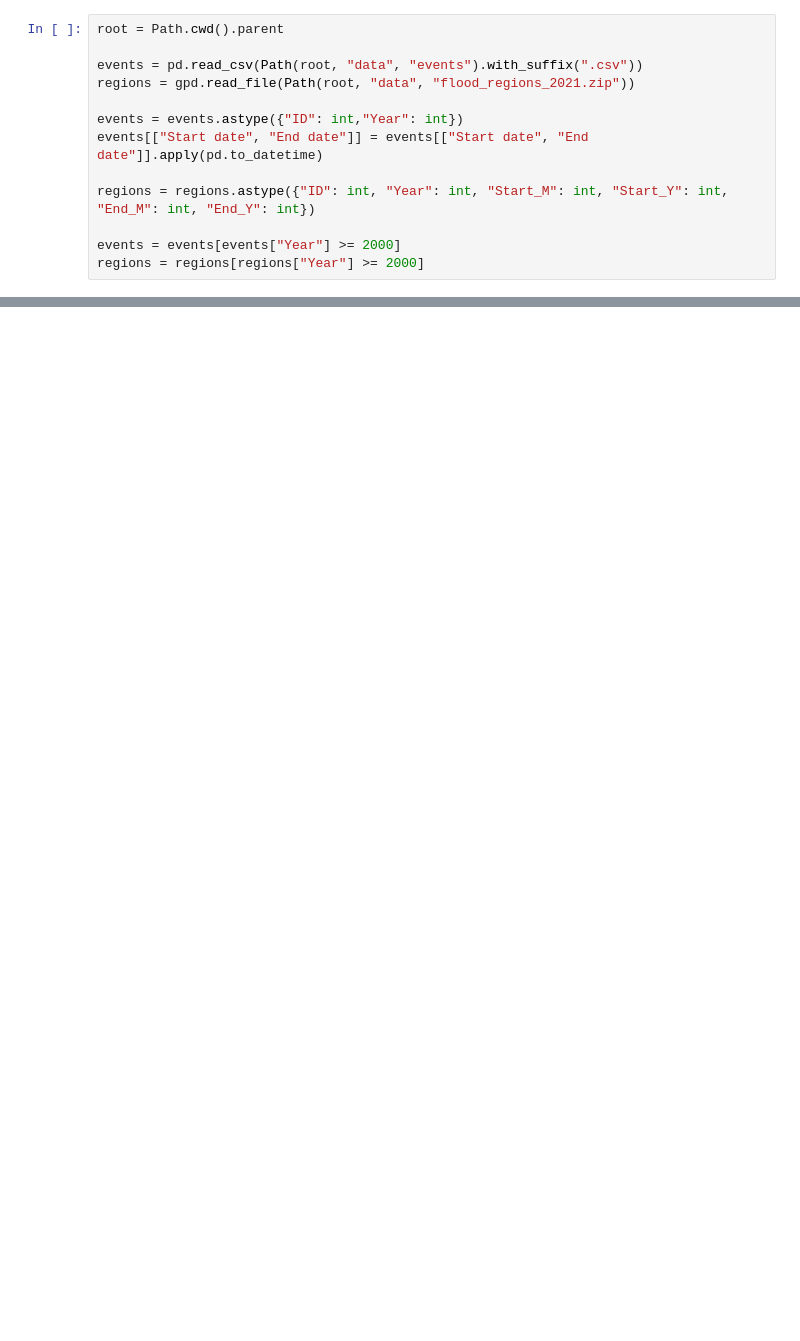
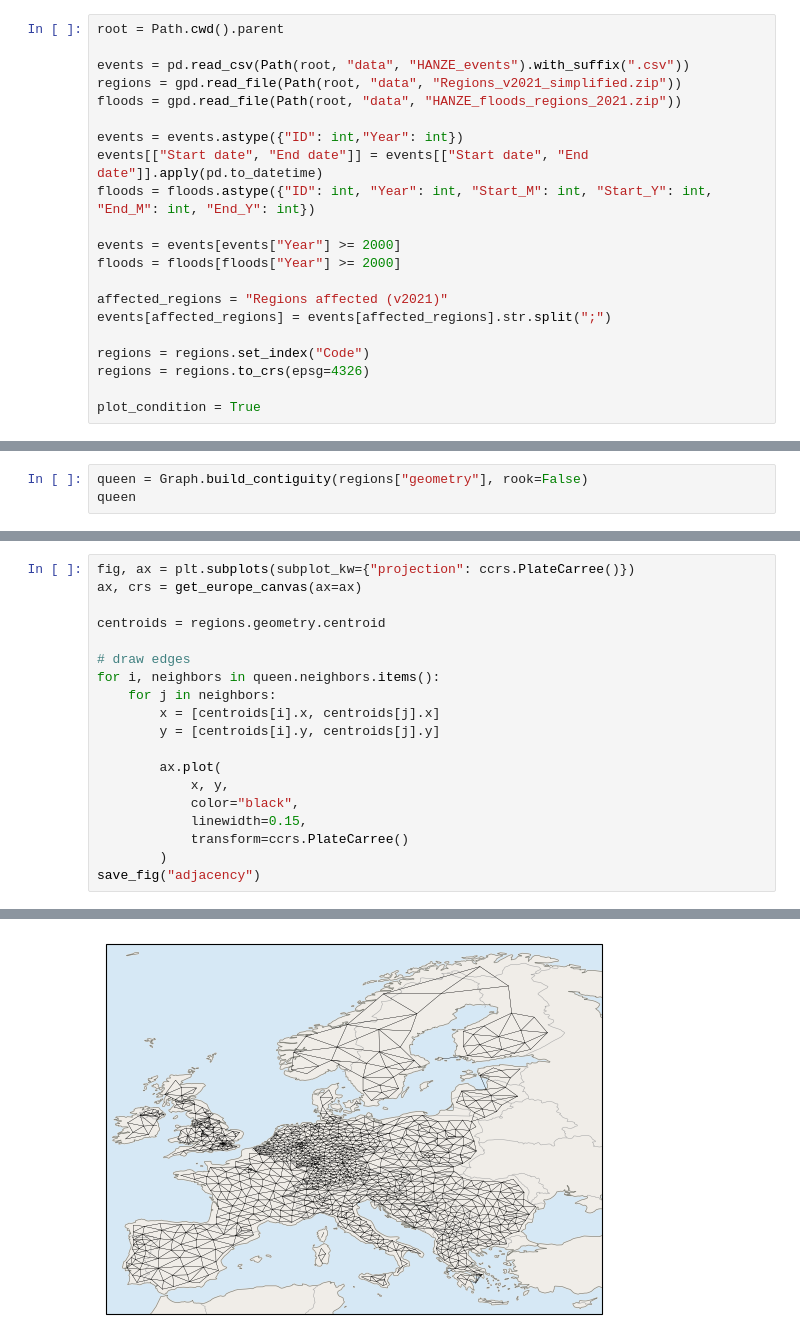
Before and after one commit to mms1410/dataAnalyticsProjects, a Jupyter notebook: HANZEanalytics/notebooks/scratch.ipynb, the cells around one changed output, grey strips where cells are left out. Saved outputs shown, nothing was run; the diff lists cells and outputs as text; blank space fills up the shorter version.

```diff
--- a/HANZEanalytics/notebooks/scratch.ipynb
+++ b/HANZEanalytics/notebooks/scratch.ipynb
@@ -12,14 +12,22 @@ from HANZEanalytics.eda.plots import get_europe_canvas, save_fig
 # %%
 root = Path.cwd().parent
 
-events = pd.read_csv(Path(root, "data", "events").with_suffix(".csv"))
-regions = gpd.read_file(Path(root, "data", "flood_regions_2021.zip"))
+events = pd.read_csv(Path(root, "data", "HANZE_events").with_suffix(".csv"))
+regions = gpd.read_file(Path(root, "data", "Regions_v2021_simplified.zip"))
+floods = gpd.read_file(Path(root, "data", "HANZE_floods_regions_2021.zip"))
 
 events = events.astype({"ID": int,"Year": int})
 events[["Start date", "End date"]] = events[["Start date", "End date"]].apply(pd.to_datetime)
-
-regions = regions.astype({"ID": int, "Year": int, "Start_M": int, "Start_Y": int, "End_M": int, "End_Y": int})
+floods = floods.astype({"ID": int, "Year": int, "Start_M": int, "Start_Y": int, "End_M": int, "End_Y": int})
 
 events = events[events["Year"] >= 2000]
-regions = regions[regions["Year"] >= 2000]
+floods = floods[floods["Year"] >= 2000]
+
+affected_regions = "Regions affected (v2021)"
+events[affected_regions] = events[affected_regions].str.split(";")
+
+regions = regions.set_index("Code")
+regions = regions.to_crs(epsg=4326)
+
+plot_condition = True
 # %%
@@ -44,0 +78,3 @@ save_fig("affected_regions")
+# %%
+queen = Graph.build_contiguity(regions["geometry"], rook=False)
+queen
@@ -44,0 +84,20 @@ save_fig("affected_regions")
+# %%
+fig, ax = plt.subplots(subplot_kw={"projection": ccrs.PlateCarree()})
+ax, crs = get_europe_canvas(ax=ax)
+
+centroids = regions.geometry.centroid
+
+# draw edges
+for i, neighbors in queen.neighbors.items():
+    for j in neighbors:
+        x = [centroids[i].x, centroids[j].x]
+        y = [centroids[i].y, centroids[j].y]
+
+        ax.plot(
+            x, y,
+            color="black",
+            linewidth=0.15,
+            transform=ccrs.PlateCarree()
+        )
+save_fig("adjacency")
+# %% [output]
@@ -44,0 +105 @@ save_fig("affected_regions")
+[figure, added]
```
Also changed, not shown: parts of 7 cells of this notebook, 1 other file.
